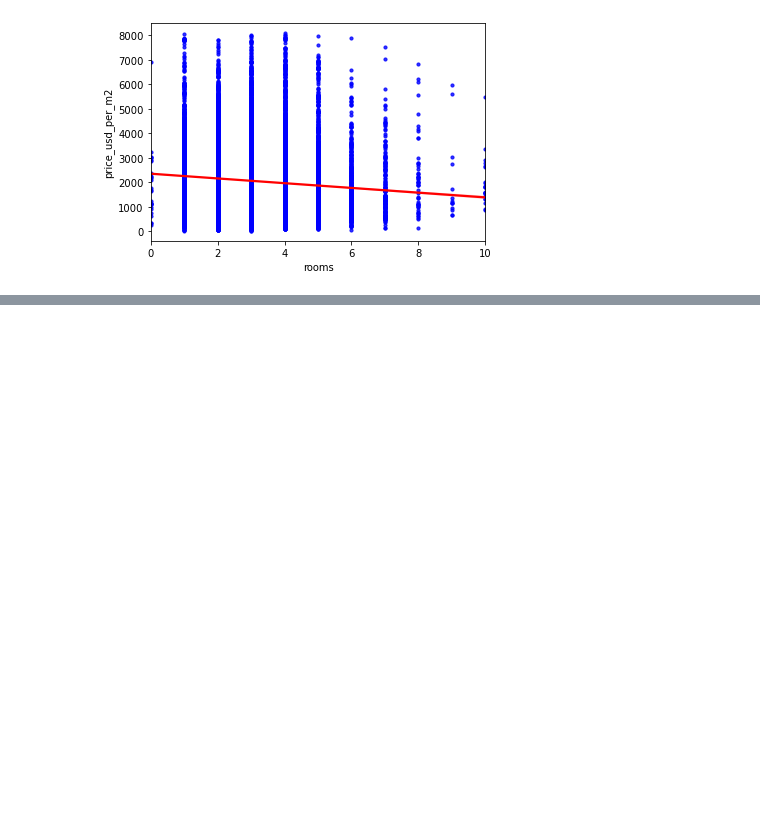
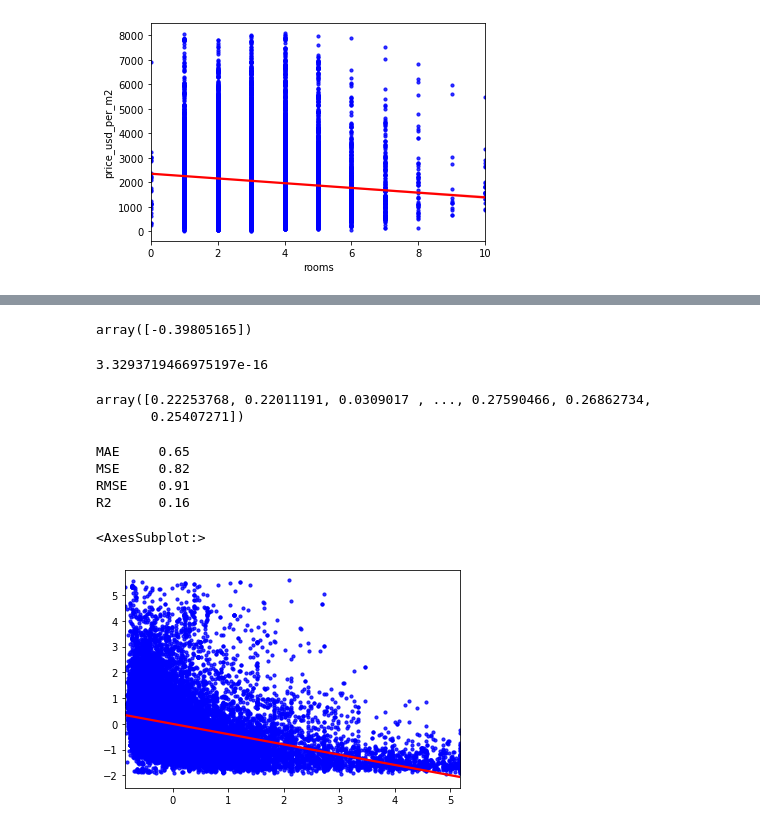
Before and after one commit to szl30n/ProyectosDHDS, a Jupyter notebook: TP2/2_Principal.ipynb, the cells around one changed output, grey strips where cells are left out. Cells and saved outputs as stored; diff of their text form; code cells hidden in the pictures; blank space fills up the shorter version.

Commit message:
empecé a probar modelos simples y múltiples con y sin normalización

```diff
--- a/TP2/2_Principal.ipynb
+++ b/TP2/2_Principal.ipynb
@@ -143,0 +166,29 @@ train_test_mae(['surface_total_in_m2','surface_covered_in_m2','rooms'])
+# %%
+# Aplico modelo sobre variables normalizadas
+Xstrain, Xstest, ystrain, ystest = train_test_split(xs, ys, random_state = 1)
+lms = LinearRegression() # Fiteamos el modelo sobre los vectores xs e ys.
+
+models = lms.fit(xs, ys)
+models.coef_
+models.intercept_
+test_sklearn_s = np.array(Xstest).reshape(-1,1)
+models.predict(test_sklearn_s)
+yspred = models.predict(Xstest)
+
+print(f'''MAE\t{mean_absolute_error(ystest, yspred).round(2)}
+MSE\t{mean_squared_error(ystest, yspred).round(2)}
+RMSE\t{np.sqrt(mean_squared_error(ystest, yspred)).round(2)}
+R2\t{r2_score(ystest, yspred).round(2)}''')
+
+sns.regplot(data = data, x = xs, y = ys, ci = 95, scatter_kws = {"color": "blue", 's': 10}, line_kws = {"color": "red"})
+# %% [output]
+array([-0.39805165])
+3.3293719466975197e-16
+array([0.22253768, 0.22011191, 0.0309017 , ..., 0.27590466, 0.26862734,
+       0.25407271])
+MAE     0.65
+MSE     0.82
+RMSE    0.91
+R2      0.16
+<AxesSubplot:>
+[figure, added]
```
Also changed, not shown: parts of 20 cells of this notebook, 1 other file.
